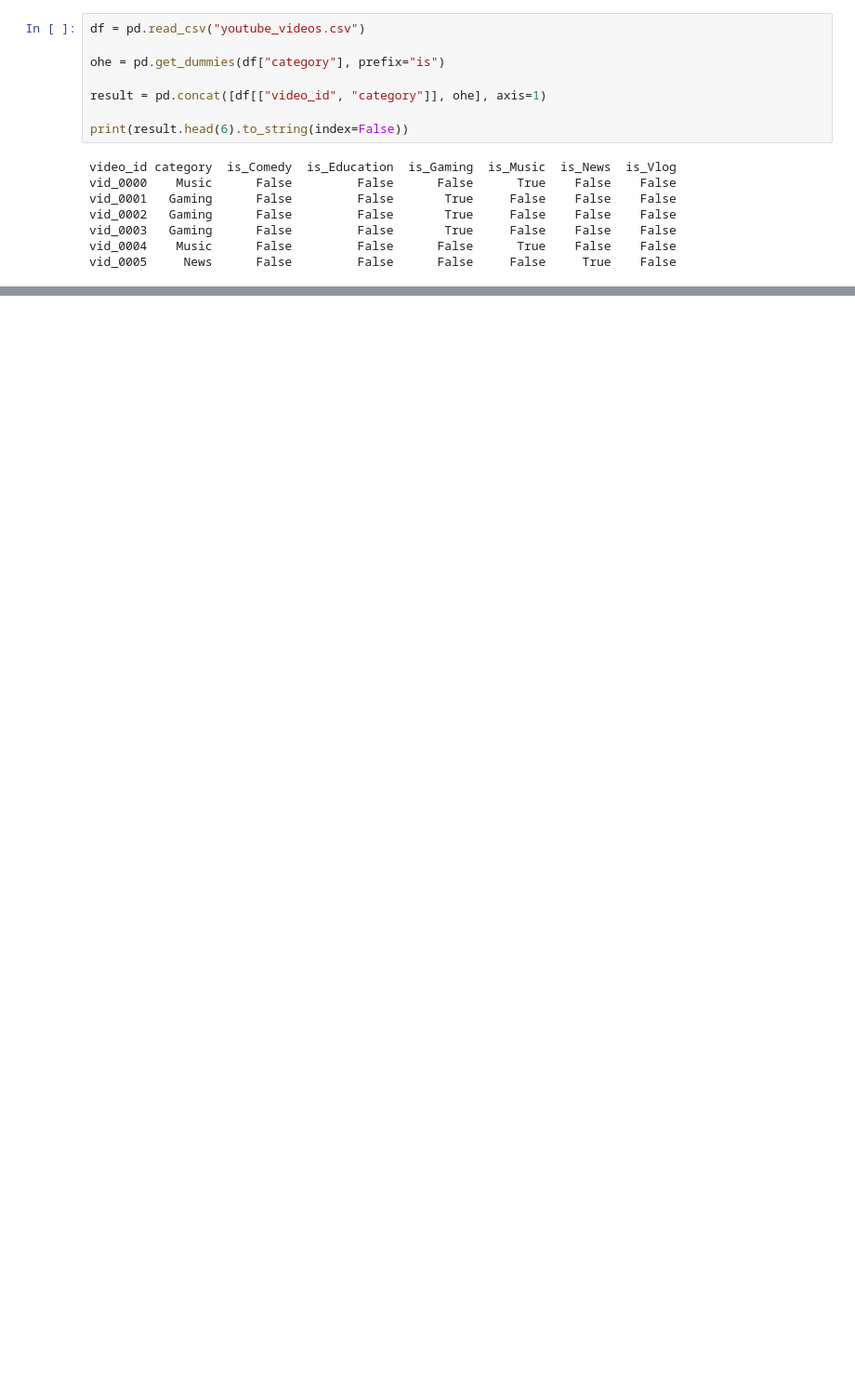
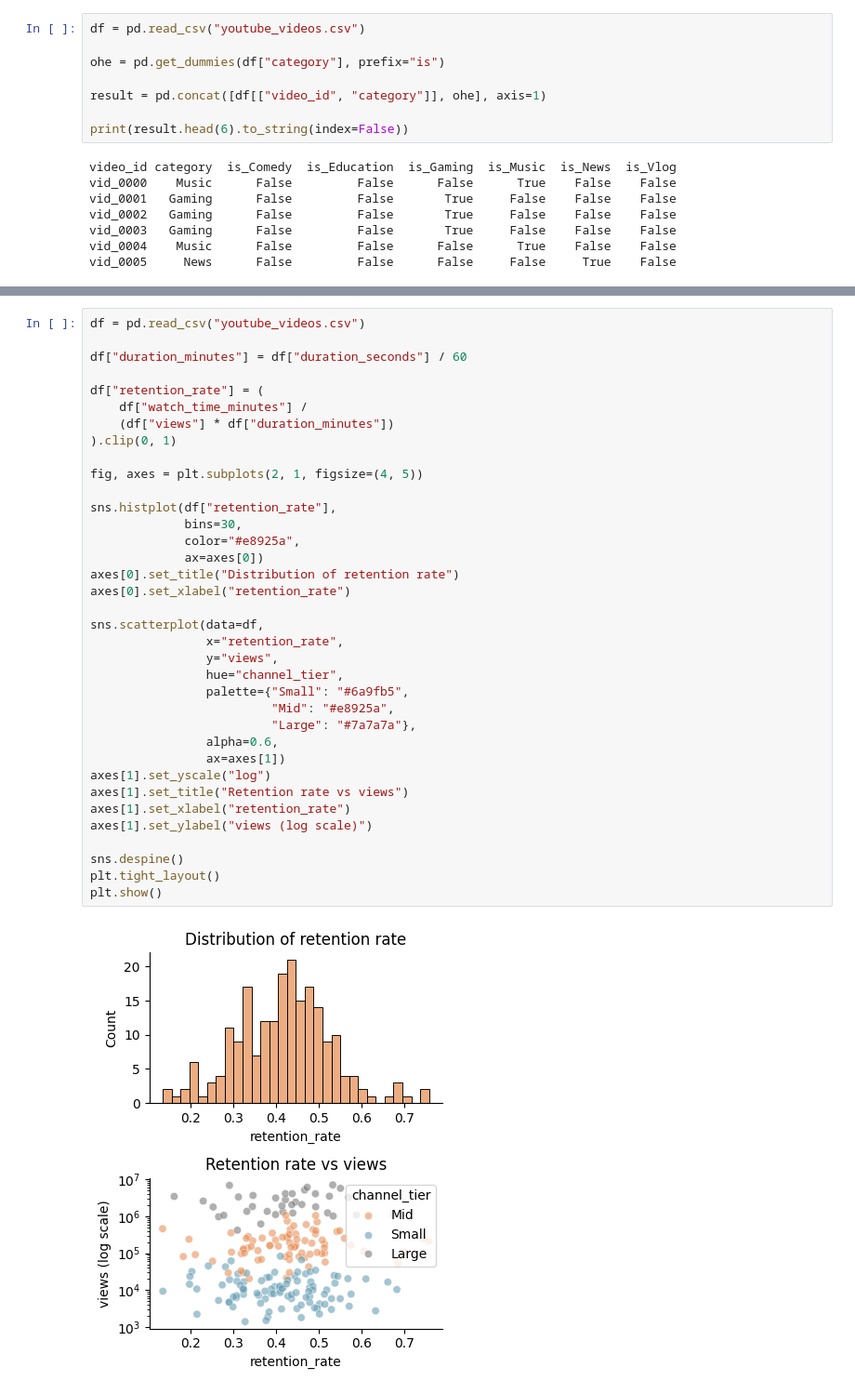
Before and after one commit to ekam-n/Nijjar_Ekam_LabTask, a Jupyter notebook: LabTask04/yt-vids.ipynb, the cells around one changed output, grey strips where cells are left out. Shown at 93% size. Saved outputs shown, nothing was run; the diff lists cells and outputs as text; blank space fills up the shorter version.

```diff
--- a/LabTask04/yt-vids.ipynb
+++ b/LabTask04/yt-vids.ipynb
@@ -391,0 +500,38 @@ vid_0005     News      False         False      False     False     True    Fals
+# %%
+df = pd.read_csv("youtube_videos.csv")
+
+df["duration_minutes"] = df["duration_seconds"] / 60
+
+df["retention_rate"] = (
+    df["watch_time_minutes"] /
+    (df["views"] * df["duration_minutes"])
+).clip(0, 1)
+
+fig, axes = plt.subplots(2, 1, figsize=(4, 5))
+
+sns.histplot(df["retention_rate"],
+             bins=30,
+             color="#e8925a",
+             ax=axes[0])
+axes[0].set_title("Distribution of retention rate")
+axes[0].set_xlabel("retention_rate")
+
+sns.scatterplot(data=df,
+                x="retention_rate",
+                y="views",
+                hue="channel_tier",
+                palette={"Small": "#6a9fb5",
+                         "Mid": "#e8925a",
+                         "Large": "#7a7a7a"},
+                alpha=0.6,
+                ax=axes[1])
+axes[1].set_yscale("log")
+axes[1].set_title("Retention rate vs views")
+axes[1].set_xlabel("retention_rate")
+axes[1].set_ylabel("views (log scale)")
+
+sns.despine()
+plt.tight_layout()
+plt.show()
+# %% [output]
+[figure, added]
```
Also changed, not shown: parts of 5 cells of this notebook.
